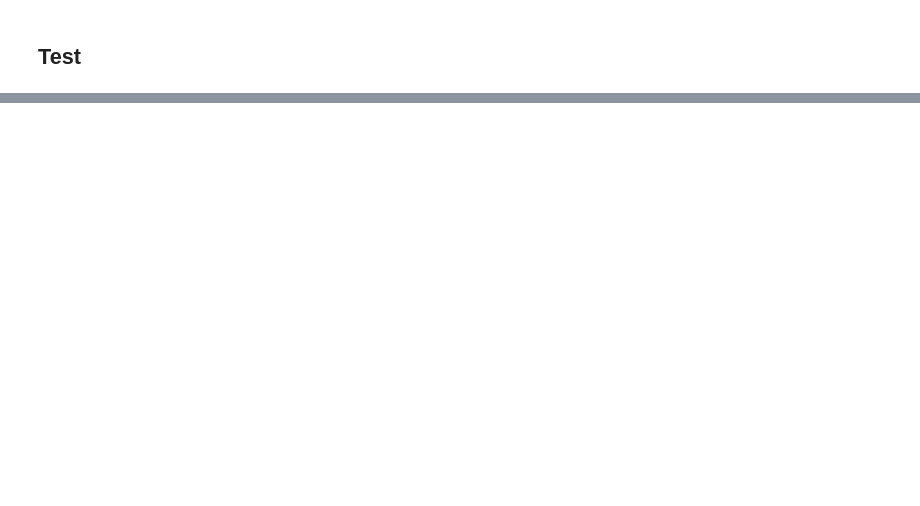
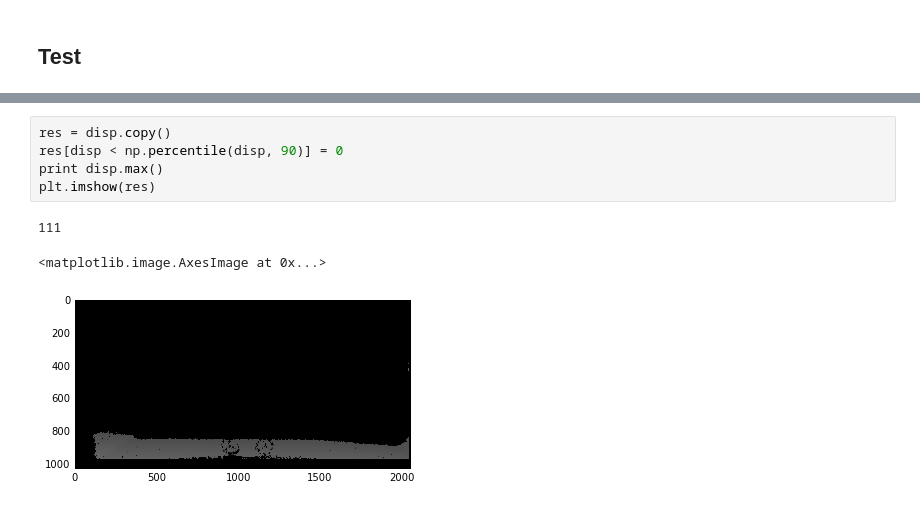
Before and after one commit to Avidereta/dl_project, a Jupyter notebook: preprocess_cityscapes.ipynb, the cells around one changed output, grey strips where cells are left out. Saved outputs shown, nothing was run; the diff lists cells and outputs as text; blank space fills up the shorter version.

```diff
--- a/preprocess_cityscapes.ipynb
+++ b/preprocess_cityscapes.ipynb
@@ -102,0 +130,9 @@ zurich_000111_000019_
+# %%
+res = disp.copy()
+res[disp < np.percentile(disp, 90)] = 0
+print disp.max()
+plt.imshow(res)
+# %% [output]
+111
+<matplotlib.image.AxesImage at 0x...>
+[figure, added]
```
Also changed, not shown: parts of 7 cells of this notebook.
